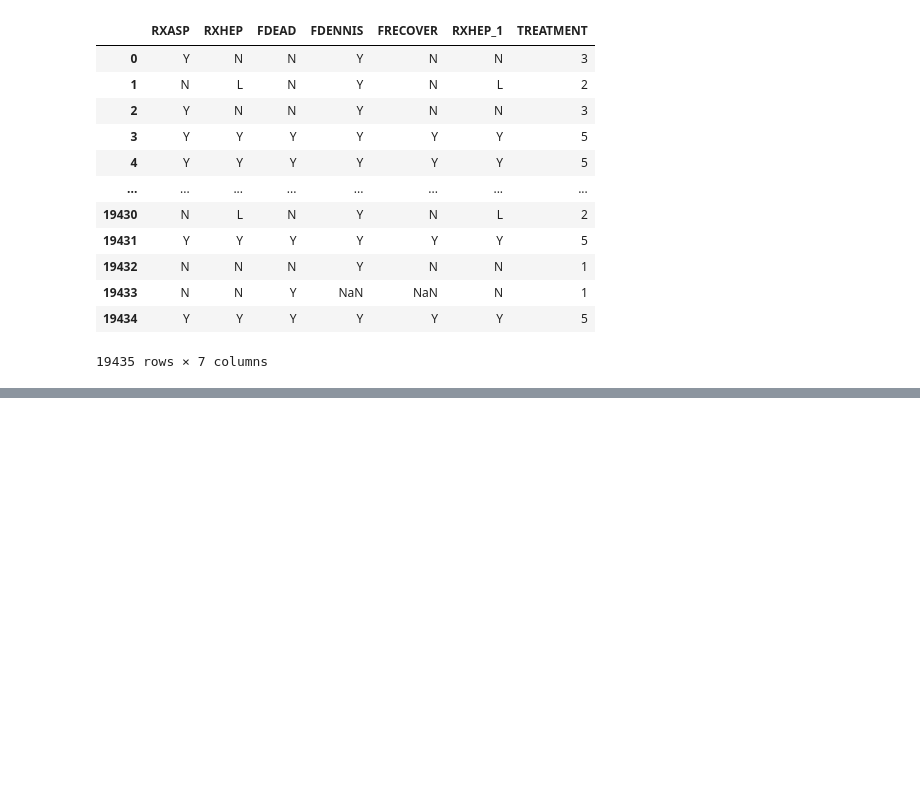
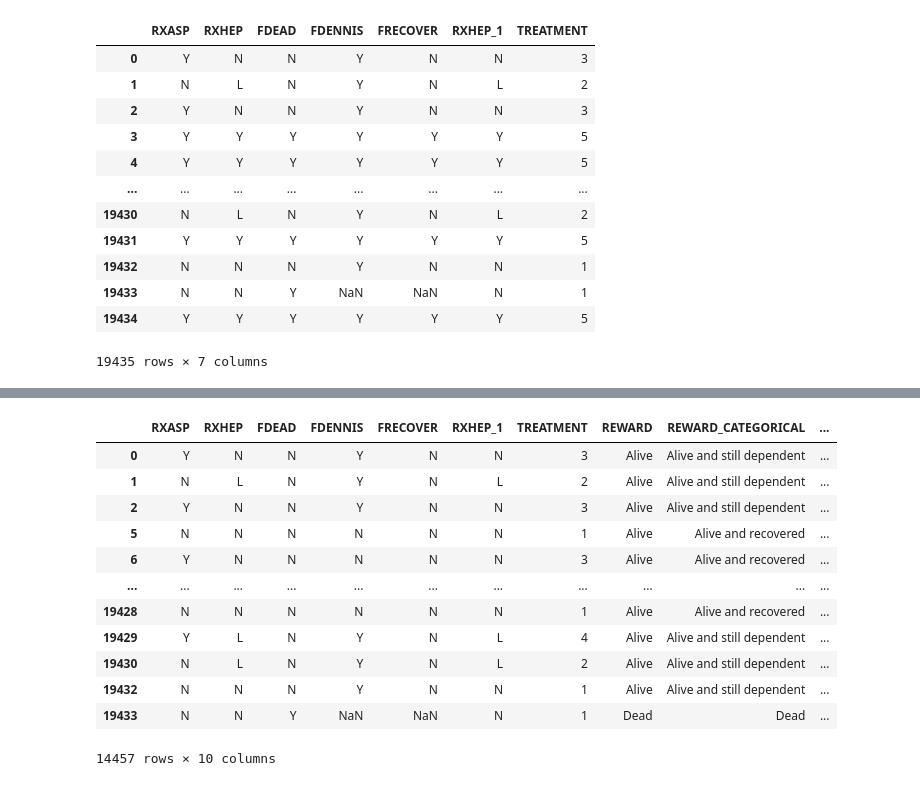
Before and after one commit to ruthkangyr/Clinical-Trials-MAB-Algorithms, a Jupyter notebook: Data Cleaning/data cleaning.ipynb, the cells around one changed output, grey strips where cells are left out. Saved outputs shown, nothing was run; the diff lists cells and outputs as text; code cells hidden in the pictures; blank space fills up the shorter version.

```diff
--- a/Data Cleaning/data cleaning.ipynb
+++ b/Data Cleaning/data cleaning.ipynb
@@ -138,3 +143,21 @@ df_new_removed
+# %%
+#Remove all treatment = 5 because all are dead
+df_new_removed = df_new_removed[df_new_removed['TREATMENT'] != 5]
+df_new_removed
+# %% [output]
+|  | RXASP | RXHEP | FDEAD | FDENNIS | FRECOVER | RXHEP_1 | TREATMENT | REWARD | REWARD_CATEGORICAL | ... |
+| 0 | Y | N | N | Y | N | N | 3 | Alive | Alive and still dependent | ... |
+| 1 | N | L | N | Y | N | L | 2 | Alive | Alive and still dependent | ... |
+| 2 | Y | N | N | Y | N | N | 3 | Alive | Alive and still dependent | ... |
+| 5 | N | N | N | N | N | N | 1 | Alive | Alive and recovered | ... |
+| 6 | Y | N | N | N | N | N | 3 | Alive | Alive and recovered | ... |
+| ... | ... | ... | ... | ... | ... | ... | ... | ... | ... | ... |
+| 19428 | N | N | N | N | N | N | 1 | Alive | Alive and recovered | ... |
+| 19429 | Y | L | N | Y | N | L | 4 | Alive | Alive and still dependent | ... |
+| 19430 | N | L | N | Y | N | L | 2 | Alive | Alive and still dependent | ... |
+| 19432 | N | N | N | Y | N | N | 1 | Alive | Alive and still dependent | ... |
+| 19433 | N | N | Y | NaN | NaN | N | 1 | Dead | Dead | ... |
+14457 rows × 10 columns
 # %%
 df_subsample = df_new_removed.sample(3000).reset_index(drop = True)
 # %%
```
Also changed, not shown: parts of 8 cells of this notebook, 2 other files.
